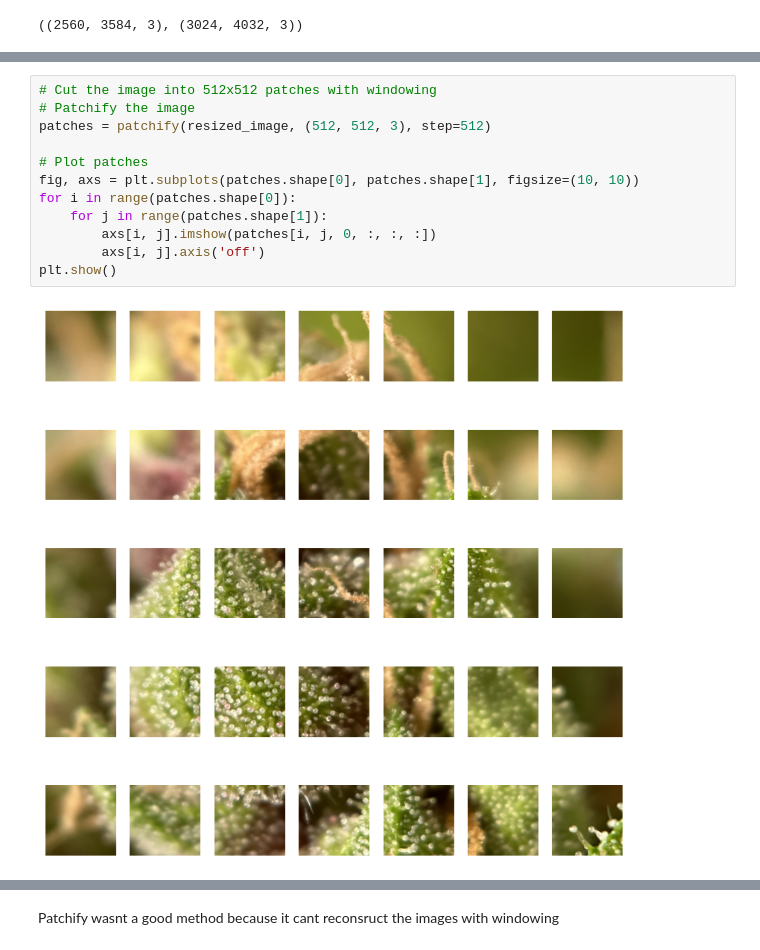
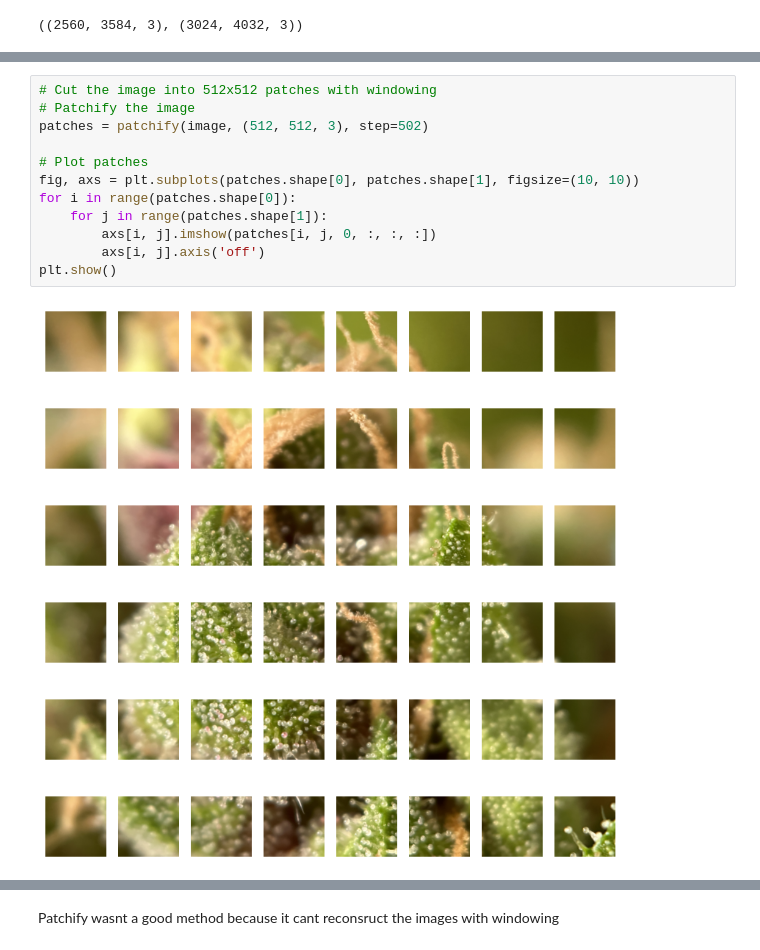
Before and after one commit to elorberb/thesis, a Jupyter notebook: src/data_preparation/notebooks/check_cut_patches_methods.ipynb, the cells around one changed output, grey strips where cells are left out. Drawn from its saved outputs; the diff is of its cells as text.

```diff
--- a/src/data_preparation/notebooks/check_cut_patches_methods.ipynb
+++ b/src/data_preparation/notebooks/check_cut_patches_methods.ipynb
@@ -32,17 +61,17 @@ resized_image.shape, image.shape
 # %%
 # Cut the image into 512x512 patches with windowing
 # Patchify the image
-patches = patchify(resized_image, (512, 512, 3), step=512)
+patches = patchify(image, (512, 512, 3), step=502)
 
 # Plot patches
 fig, axs = plt.subplots(patches.shape[0], patches.shape[1], figsize=(10, 10))
 for i in range(patches.shape[0]):
     for j in range(patches.shape[1]):
         axs[i, j].imshow(patches[i, j, 0, :, :, :])
         axs[i, j].axis('off')
 plt.show()
 # %% [output]
-[figure, old version]
+[figure, new version]
 # %%
 # Unpatchify the image
 reconstructed_image = unpatchify(patches, resized_image.shape)
```
Also changed, not shown: parts of 4 cells of this notebook, 8 other files.
